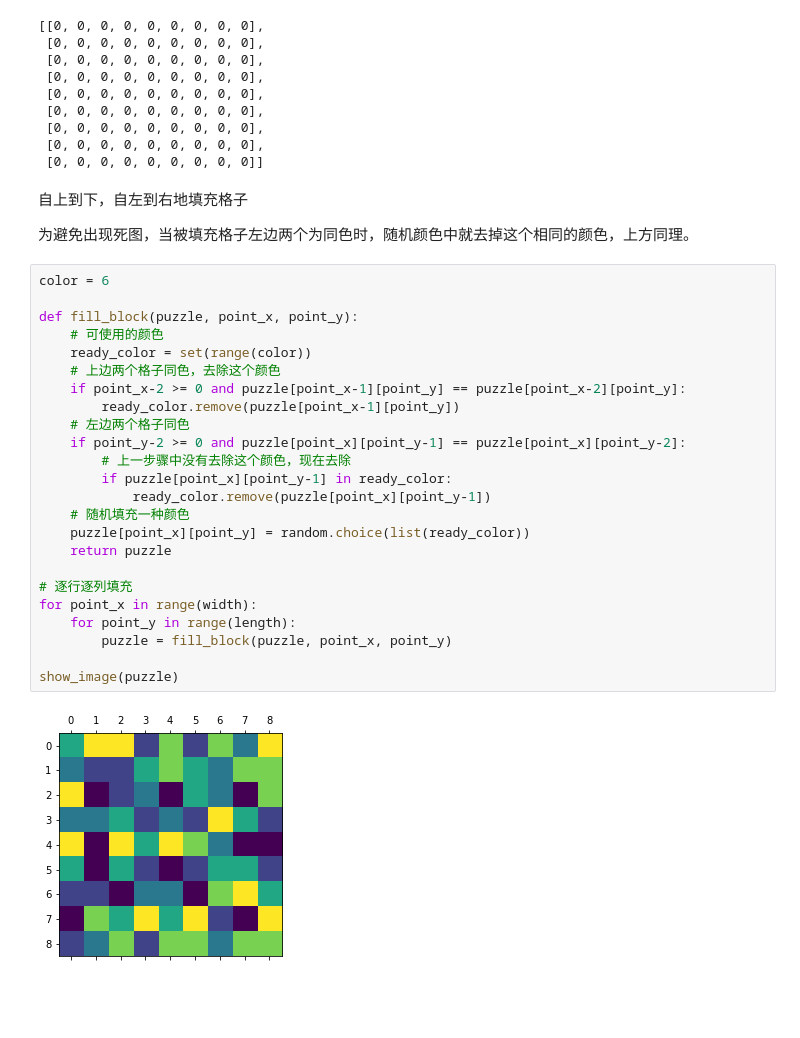
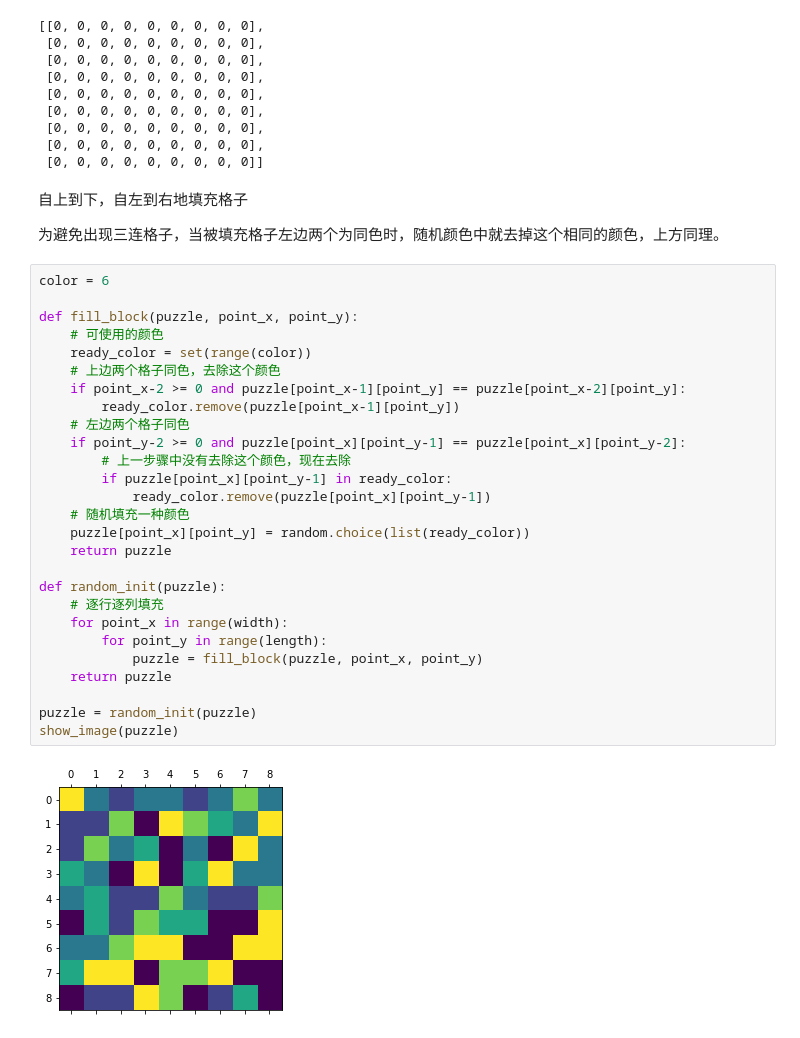
Before and after one commit to tengshan2008/match-game, a Jupyter notebook: docs/tutorial.ipynb, the cells around one changed output. Saved outputs shown, nothing was run; the diff lists cells and outputs as text; blank space fills up the shorter version.

```diff
--- a/docs/tutorial.ipynb
+++ b/docs/tutorial.ipynb
@@ -31,30 +31,33 @@ puzzle
 # %% [markdown]
 自上到下，自左到右地填充格子
 
-为避免出现死图，当被填充格子左边两个为同色时，随机颜色中就去掉这个相同的颜色，上方同理。
+为避免出现三连格子，当被填充格子左边两个为同色时，随机颜色中就去掉这个相同的颜色，上方同理。
 # %%
 color = 6
 
 def fill_block(puzzle, point_x, point_y):
     # 可使用的颜色
     ready_color = set(range(color))
     # 上边两个格子同色，去除这个颜色
     if point_x-2 >= 0 and puzzle[point_x-1][point_y] == puzzle[point_x-2][point_y]:
         ready_color.remove(puzzle[point_x-1][point_y])
     # 左边两个格子同色
     if point_y-2 >= 0 and puzzle[point_x][point_y-1] == puzzle[point_x][point_y-2]:
         # 上一步骤中没有去除这个颜色，现在去除
         if puzzle[point_x][point_y-1] in ready_color:
             ready_color.remove(puzzle[point_x][point_y-1])
     # 随机填充一种颜色
     puzzle[point_x][point_y] = random.choice(list(ready_color))
     return puzzle
 
-# 逐行逐列填充
-for point_x in range(width):
-    for point_y in range(length):
-        puzzle = fill_block(puzzle, point_x, point_y)
+def random_init(puzzle):
+    # 逐行逐列填充
+    for point_x in range(width):
+        for point_y in range(length):
+            puzzle = fill_block(puzzle, point_x, point_y)
+    return puzzle
 
+puzzle = random_init(puzzle)
 show_image(puzzle)
 # %% [output]
-[figure, old version]
+[figure, new version]
```
Also changed, not shown: parts of 12 cells of this notebook.
